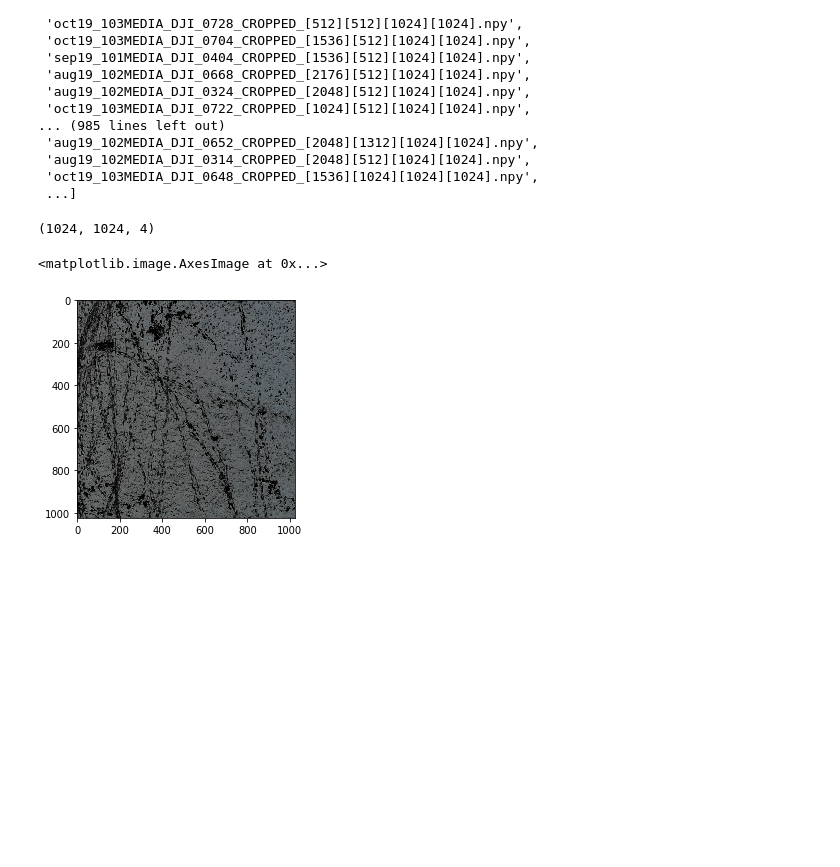
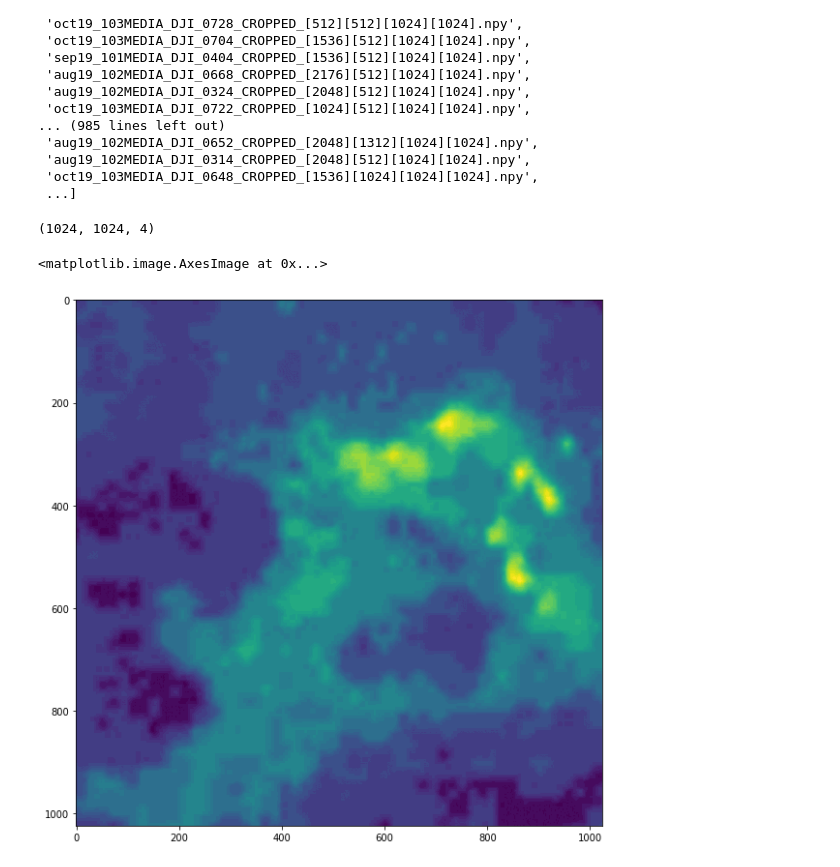
Before and after one commit to thaiKari/mmdetection-sau, a Jupyter notebook: Untitled.ipynb, the cells around one changed output. Saved outputs shown, nothing was run; the diff lists cells and outputs as text; code cells hidden in the pictures; blank space fills up the shorter version.

```diff
--- a/Untitled.ipynb
+++ b/Untitled.ipynb
@@ -27,13 +27,13 @@ os.listdir('data/data_external/train2020_4d_crop1024')
 # %%
 import numpy as np
 import matplotlib.pyplot as plt
 
-im_4d = np.load('data/data_external/train2020_4d_crop1024/oct19_103MEDIA_DJI_0122_CROPPED_[1536][512][1024][1024].npy')
+im_4d = np.load('data/data_external/train2020_4d_crop1024/aug19_102MEDIA_DJI_0314_CROPPED_[512][512][1024][1024].npy')
 print(im_4d.shape)
 
-plt.figure()
-plt.imshow(im_4d[:,:,:3])
+plt.figure(figsize=(10,10))
+plt.imshow(im_4d[:,:,3:])
 # %% [output]
 (1024, 1024, 4)
 <matplotlib.image.AxesImage at 0x...>
-[figure, old version]
+[figure, new version]
```
Also changed, not shown: parts of 1 cell of this notebook, 6 other files.
